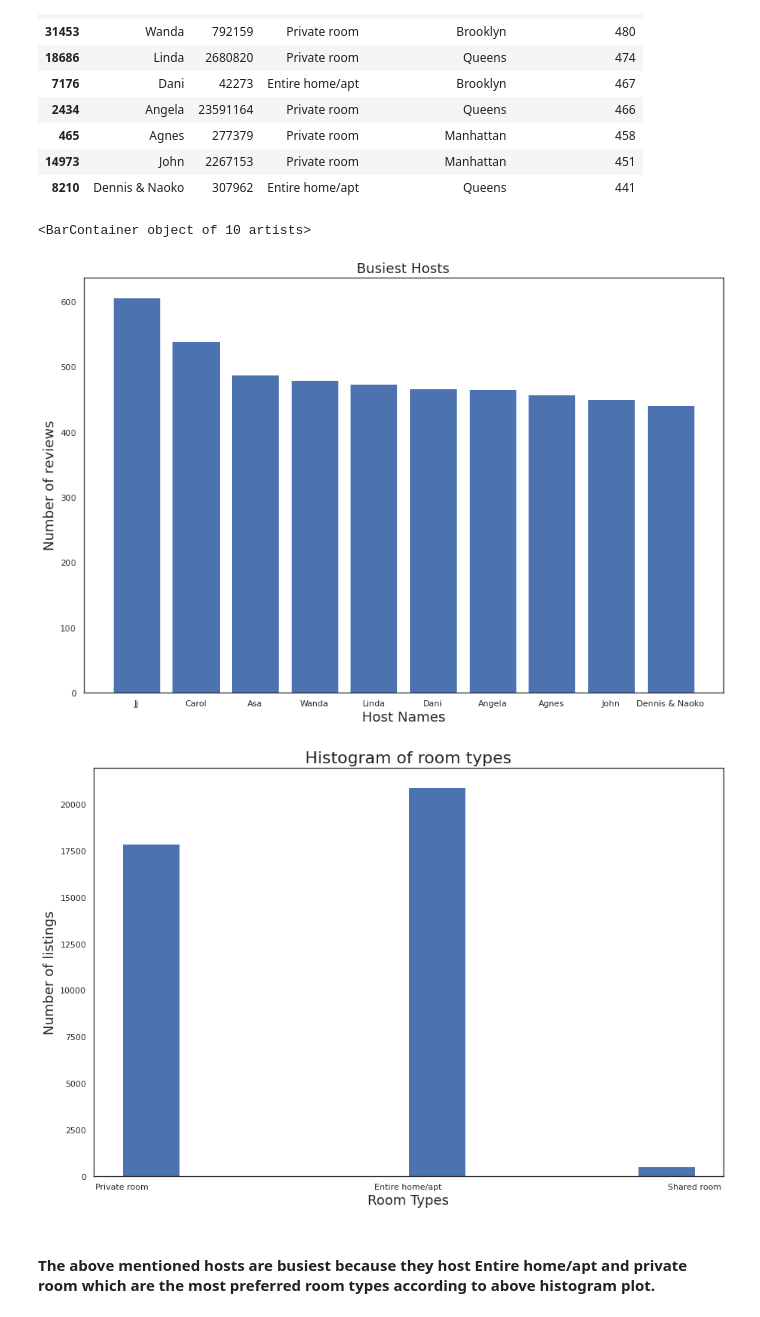
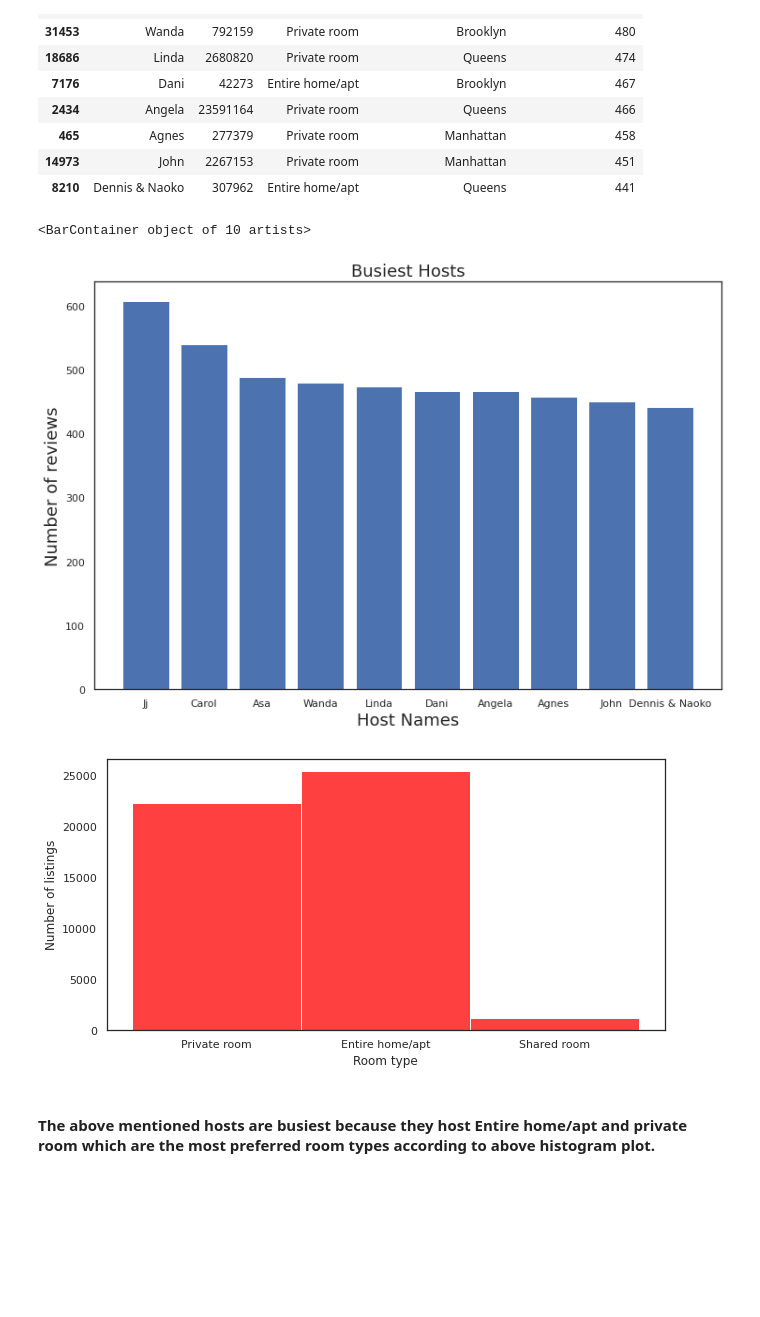
Before and after one commit to Akshay1781/Airbnb-Booking-Analysis, a Jupyter notebook: Airbnb_Bookings_Analysis_Capstone_Project.ipynb, the cells around one changed output. Saved outputs shown, nothing was run; the diff lists cells and outputs as text; code cells hidden in the pictures; blank space fills up the shorter version.

```diff
--- a/Airbnb_Bookings_Analysis_Capstone_Project.ipynb
+++ b/Airbnb_Bookings_Analysis_Capstone_Project.ipynb
@@ -28,6 +28,6 @@ Drive already mounted at /content/drive; to attempt to forcibly remount, call dr
 # %%
 # Importing dataset
-airbnb_data = pd.read_csv('/content/drive/MyDrive/datasets/Airbnb_NYC_2019.csv')
+airbnb_data = pd.read_csv('/content/drive/MyDrive/Datasets/Airbnb NYC 2019.csv')
 airbnb_data.head()
 # %% [output]
 |  | id | name | host_id | host_name | neighbourhood_group | neighbourhood | latitude | longitude | ... |
@@ -189,7 +212,7 @@ top_hosts
 ### Observation :From the above result, we can conclude that the name of the host with the most listings is **Sonder(NYC)** who has **327 listings** in **Manhattan**
 # %%
 # Visualizing the hosts with most listings.
-plt.rcParams['figure.figsize'] = (12,8)
+plt.rcParams['figure.figsize'] = (12,6)
 host_name = top_hosts['host_name']
 host_lisitng = top_hosts['calculated_host_listings_count']
 plt.bar(host_name,host_lisitng)
@@ -212,6 +235,7 @@ data.head()
 | 4 | Staten Island | 373 |
 # %%
 # Visualizing the number of listings in each neighbourhood through bar plot
+plt.rcParams['figure.figsize'] = (12,6)
 ax = sns.barplot(x = data['neighbourhood_group'], y = data['count'], data = data)
 ax.set_xlabel('Neighbourhood Group')
 ax.set_ylabel('Number of listings')
@@ -235,8 +259,8 @@ areas_reviews
 # %%
 # Visualising the number of reviews in each neighbourhood group through pie chart
-plt.rcParams['figure.figsize'] = (15,10)
+plt.rcParams['figure.figsize'] = (13,8)
 reviews = areas_reviews['number_of_reviews']
-plt.pie(reviews, labels = areas_reviews['neighbourhood_group'], autopct ='%0.2f%%')
-plt.title('Number of reviews in each neighbourhood group')
+plt.pie(reviews, labels = areas_reviews['neighbourhood_group'], autopct ='%0.2f%%', startangle =90, explode = [0.1,0.1,0.1,0.1,0.1], shadow = True )
+plt.title('Number of reviews in each neighbourhood group', {'fontsize': 18})
 plt.show()
 # %% [output]
@@ -352,16 +376,16 @@ plt.ylabel('Number of reviews',{'fontsize':18})
 plt.bar(host_name, reviews)
 # %% [output]
 <BarContainer object of 10 artists>
-[figure, old version]
+[figure, new version]
 # %%
 # Plotting histogram for room types to look for which are most preferred room types.
-plt.hist(airbnb_data_new['room_type'])
-plt.title('Histogram of room types',{'fontsize': 22})
-plt.xlabel('Room Types',{'fontsize': 18})
-plt.ylabel('Number of listings',{'fontsize': 18})
+plt.rcParams['figure.figsize'] = (10,5)
+hp = sns.histplot(airbnb_data_new['room_type'], color= 'red')
+hp.set_xlabel('Room type')
+hp.set_ylabel('Number of listings')
 plt.show()
 # %% [output]
-[figure, old version]
+[figure, new version]
 # %%
 # Top 5 Busiest Hosts are:
 # Ji
```
Also changed, not shown: parts of 9 cells of this notebook.
